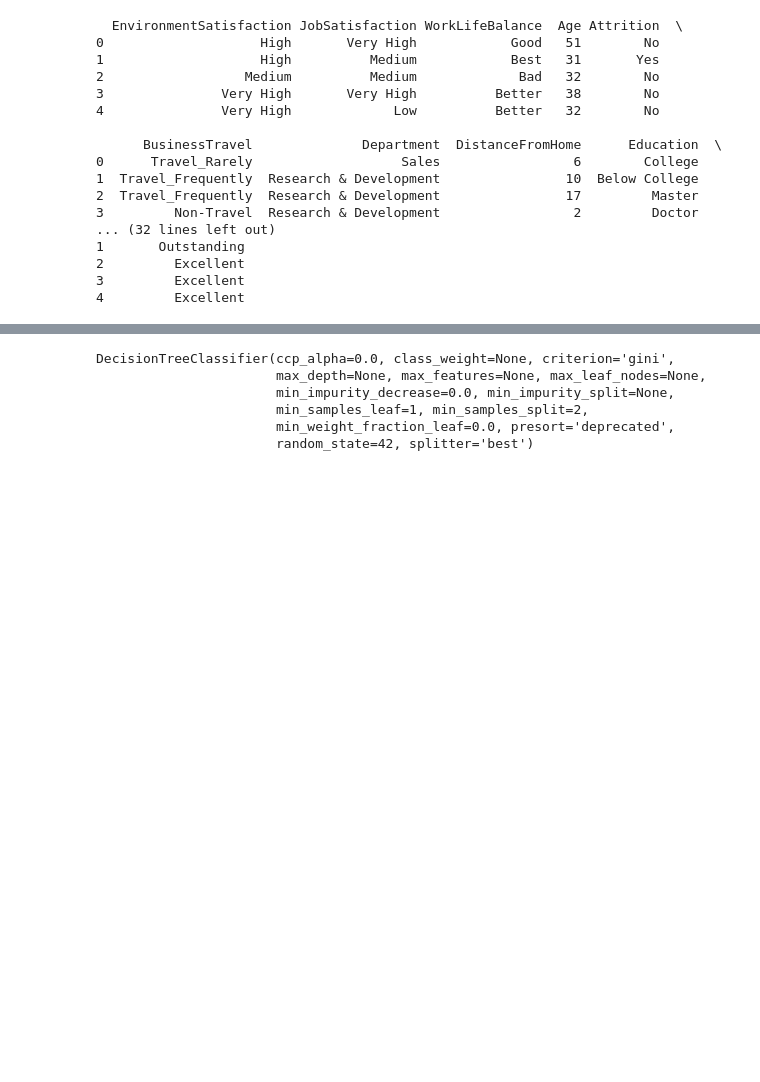
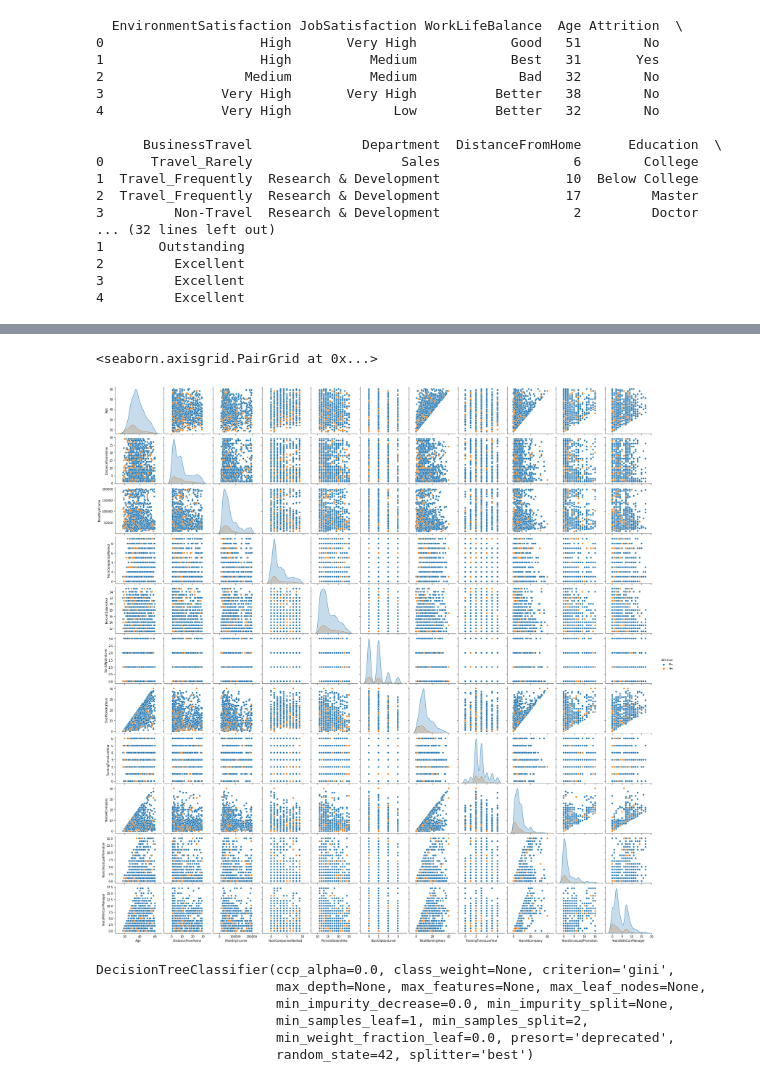
Before and after one commit to simranmahadik1199/M.Sc-Project, a Jupyter notebook: myprojct.ipynb, the cells around one changed output, grey strips where cells are left out. Cells and saved outputs as stored; diff of their text form; code cells hidden in the pictures; blank space fills up the shorter version.

```diff
--- a/myprojct.ipynb
+++ b/myprojct.ipynb
@@ -411,3 +416,8 @@ print(hr.head())
+# %%
+sns.pairplot(data=hr, hue="Attrition")
+# %% [output]
+<seaborn.axisgrid.PairGrid at 0x...>
+[figure, added]
 # %%
 #df1['EnvironmentSatisfaction']=df1['EnvironmentSatisfaction']/df1['EnvironmentSatisfaction'].max()
 #df1['JobSatisfaction']=df1['JobSatisfaction']/df1['JobSatisfaction'].max()
```
Also changed, not shown: parts of 1 cell of this notebook.
